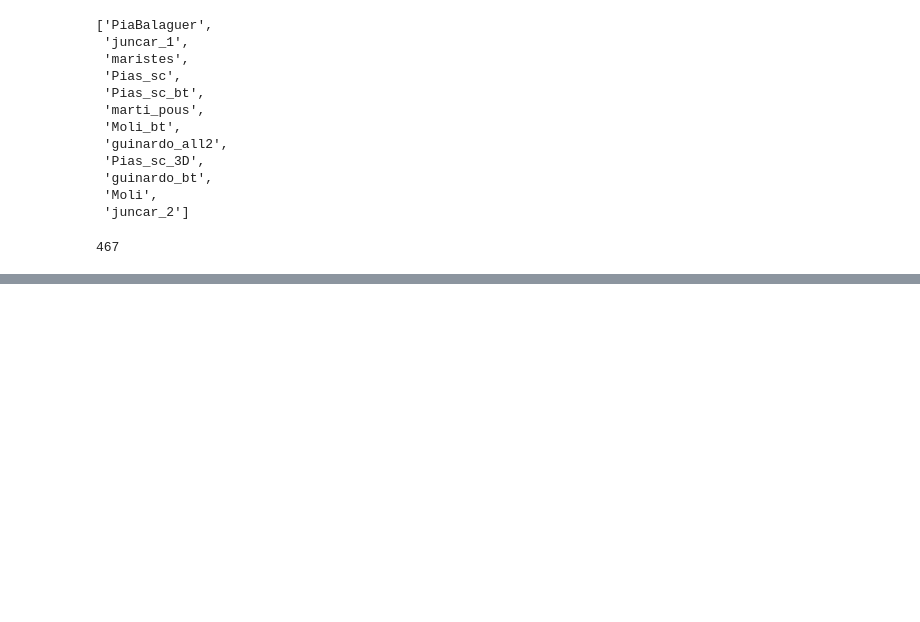
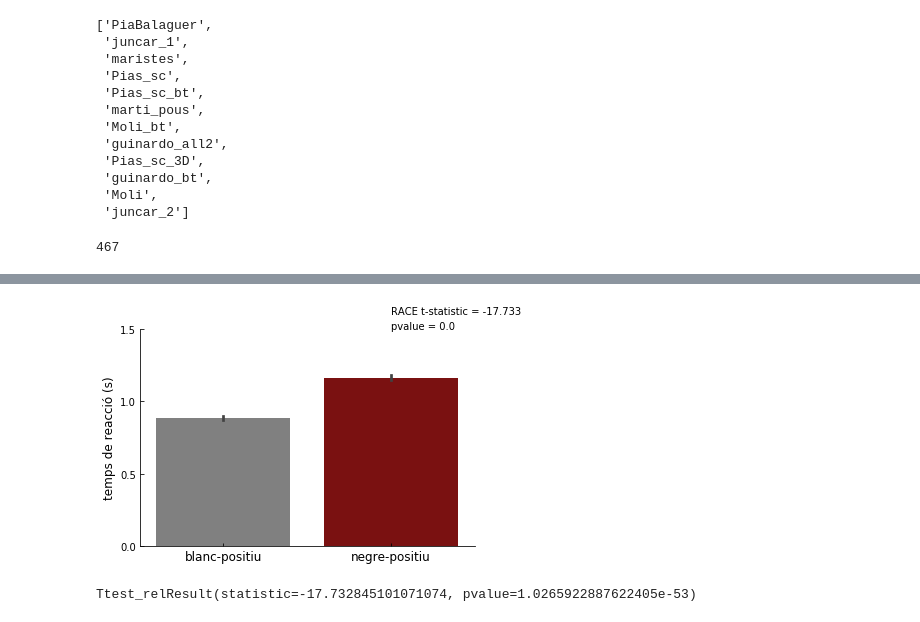
Before and after one commit to davidbestue/OpenBrains, a Jupyter notebook: IAT/analysis_schools_all.ipynb, the cells around one changed output, grey strips where cells are left out. Drawn from its saved outputs; the diff is of its cells as text; code cells hidden in the pictures; blank space fills up the shorter version.

```diff
--- a/IAT/analysis_schools_all.ipynb
+++ b/IAT/analysis_schools_all.ipynb
@@ -68,0 +299,38 @@ len(IAT_files)
+# %%
+########### REACTION TIMES
+
+c_ = iat_race['congruent mean RT'].values
+c_adj = iat_race['congruent adjmean RT'].values
+congruent = pd.DataFrame({'reaction time': c_, 'reaction time adj': c_adj})
+congruent['condition'] = 'congruent'
+
+
+i_ = iat_race['incongruent mean RT'].values
+i_adj = iat_race['incongruent adjmean RT'].values
+incongruent = pd.DataFrame({'reaction time': i_,  'reaction time adj': i_adj})
+incongruent['condition'] = 'incongruent'
+
+
+reaction_time = pd.concat([congruent, incongruent])
+#reaction_time['reaction time'] =  reaction_time['reaction time'].astype(float)
+
+plt.figure()
+sns.barplot(x='condition', y='reaction time', palette=['grey', 'darkred'], ci=68, estimator=np.mean, data=reaction_time)
+plt.gca().spines['right'].set_visible(False)  # aesthetics                                                                              # remove right spines
+plt.gca().spines['top'].set_visible(False)                                                                                  # remove top spines
+plt.gca().get_xaxis().tick_bottom()
+plt.gca().get_yaxis().tick_left()
+plt.gca().tick_params(direction='in') #direction
+plt.ylim(0,1.5)
+plt.yticks([0,0.5,1,1.5])
+plt.ylabel('temps de reacció (s)', fontsize=12)
+plt.xlabel('')
+plt.xticks([0,1], ['blanc-positiu', 'negre-positiu'], fontsize=12)
+stats2 = scipy.stats.ttest_rel(c_, i_)
+plt.text( 1, 1.6, 'RACE t-statistic = ' + str(np.round(stats2[0], 3)), fontsize=10 )
+plt.text( 1, 1.5, 'pvalue = ' + str(np.round(stats2[1], 3)), fontsize=10 )
+plt.show(block=False)
+print(stats2)
+# %% [output]
+[figure, added]
+Ttest_relResult(statistic=-17.732845101071074, pvalue=1.0265922887622405e-53)
```
Also changed, not shown: parts of 12 cells of this notebook, 2 other files.
